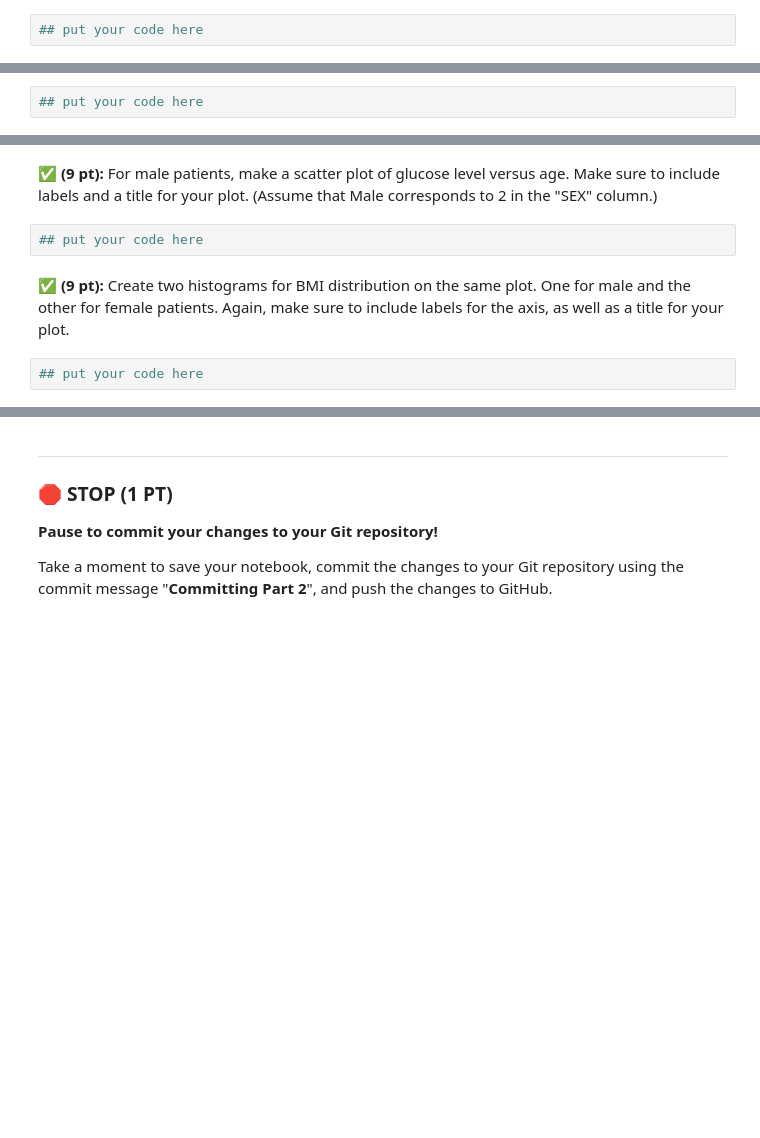
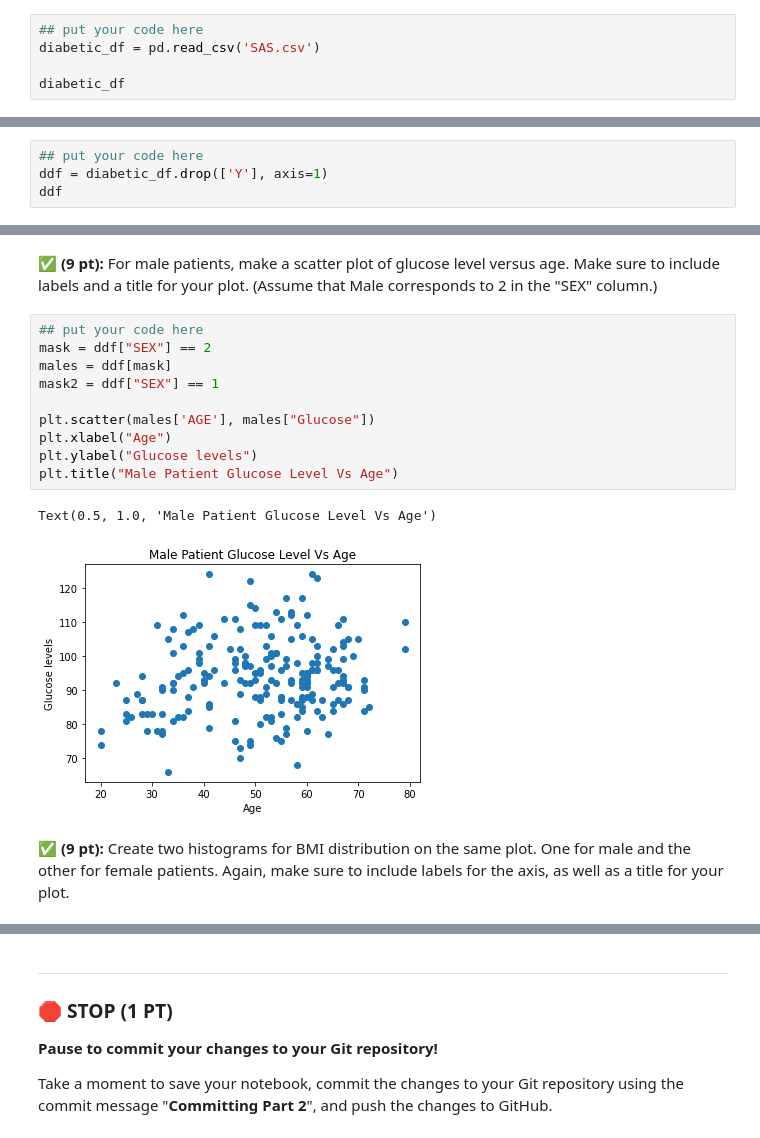
Before and after one commit to wilcox63/CMSE202-s23-turnin, a Jupyter notebook: midterm/CMSE202-Midterm-Sect001_TF_Mods-WilcoxAnneMarie.ipynb, the cells around one changed output, grey strips where cells are left out. Cells and saved outputs as stored; diff of their text form; blank space fills up the shorter version.

```diff
--- a/midterm/CMSE202-Midterm-Sect001_TF_Mods-WilcoxAnneMarie.ipynb
+++ b/midterm/CMSE202-Midterm-Sect001_TF_Mods-WilcoxAnneMarie.ipynb
@@ -77,3 +86,6 @@ git pull or git clone midterm
 &#9989; **(3 pt):** This file is a dataset of diabetic patients. Use pandas to import and display the data.
 # %%
 ## put your code here
+diabetic_df = pd.read_csv('SAS.csv')
+
+diabetic_df
@@ -81,3 +107,5 @@ git pull or git clone midterm
 &#9989; **(3 pt):** This dataset contains a column that we won't need. Drop the last column from this dataset.
 # %%
 ## put your code here
+ddf = diabetic_df.drop(['Y'], axis=1)
+ddf
@@ -88,8 +138,17 @@ git pull or git clone midterm
 # %% [markdown]
 &#9989; **(9 pt):** For male patients, make a scatter plot of glucose level versus age. Make sure to include labels and a title for your plot. (Assume that Male corresponds to 2 in the "SEX" column.)
-# %%
-## put your code here
+# %%
+## put your code here
+mask = ddf["SEX"] == 2
+males = ddf[mask]
+mask2 = ddf["SEX"] == 1
+
+plt.scatter(males['AGE'], males["Glucose"])
+plt.xlabel("Age")
+plt.ylabel("Glucose levels")
+plt.title("Male Patient Glucose Level Vs Age")
+# %% [output]
+Text(0.5, 1.0, 'Male Patient Glucose Level Vs Age')
+[figure, added]
 # %% [markdown]
 &#9989; **(9 pt):** Create two histograms for BMI distribution on the same plot. One for male and the other for female patients. Again, make sure to include labels for the axis, as well as a title for your plot.
-# %%
-## put your code here
```
Also changed, not shown: parts of 6 cells of this notebook.
